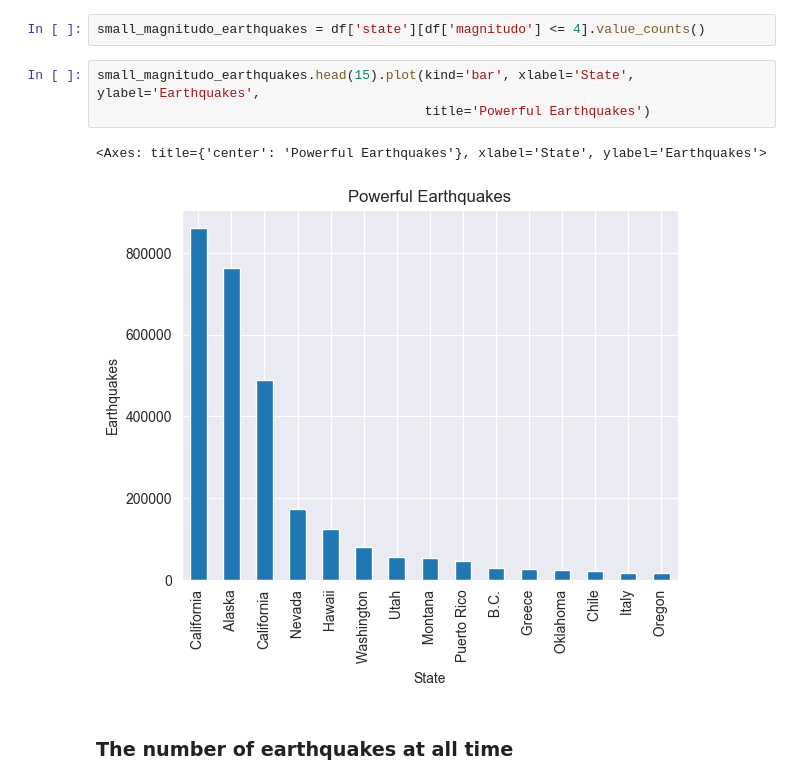
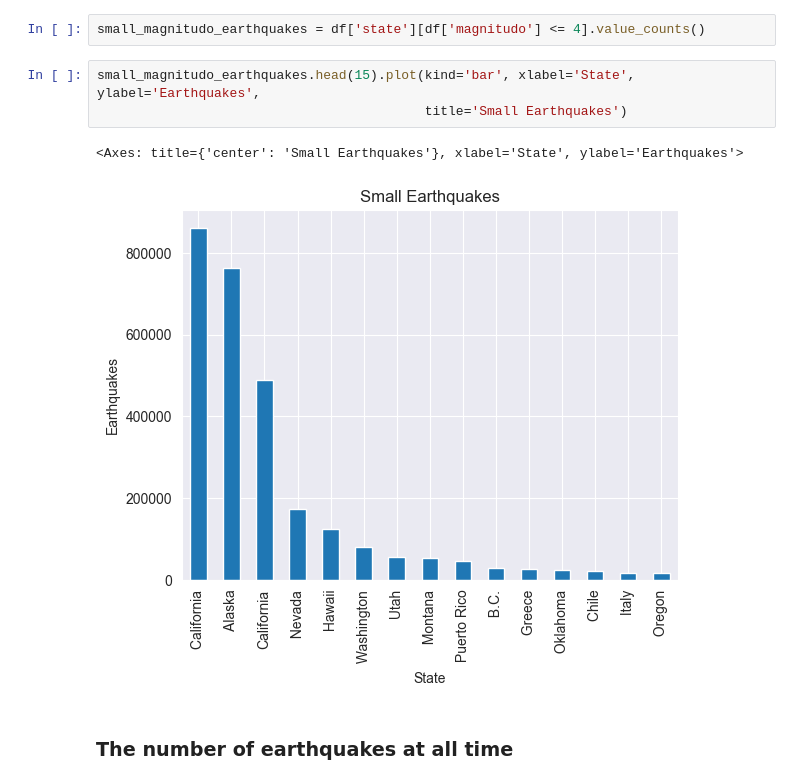
Before and after one commit to DenisIndenbom/DSBA-analytical-project, a Jupyter notebook: project.ipynb, the cells around one changed output. Saved outputs shown, nothing was run; the diff lists cells and outputs as text.

```diff
--- a/project.ipynb
+++ b/project.ipynb
@@ -171,10 +171,10 @@ big_magnitudo_earthquakes.head(10).plot(kind='bar', xlabel='State', ylabel='Eart
 small_magnitudo_earthquakes = df['state'][df['magnitudo'] <= 4].value_counts()
 # %%
 small_magnitudo_earthquakes.head(15).plot(kind='bar', xlabel='State', ylabel='Earthquakes',
-                                          title='Powerful Earthquakes')
+                                          title='Small Earthquakes')
 # %% [output]
-<Axes: title={'center': 'Powerful Earthquakes'}, xlabel='State', ylabel='Earthquakes'>
+<Axes: title={'center': 'Small Earthquakes'}, xlabel='State', ylabel='Earthquakes'>
-[figure, old version]
+[figure, new version]
 # %% [markdown]
 ### The number of earthquakes at all time
 # %%
```
Also changed, not shown: parts of 10 cells of this notebook.
